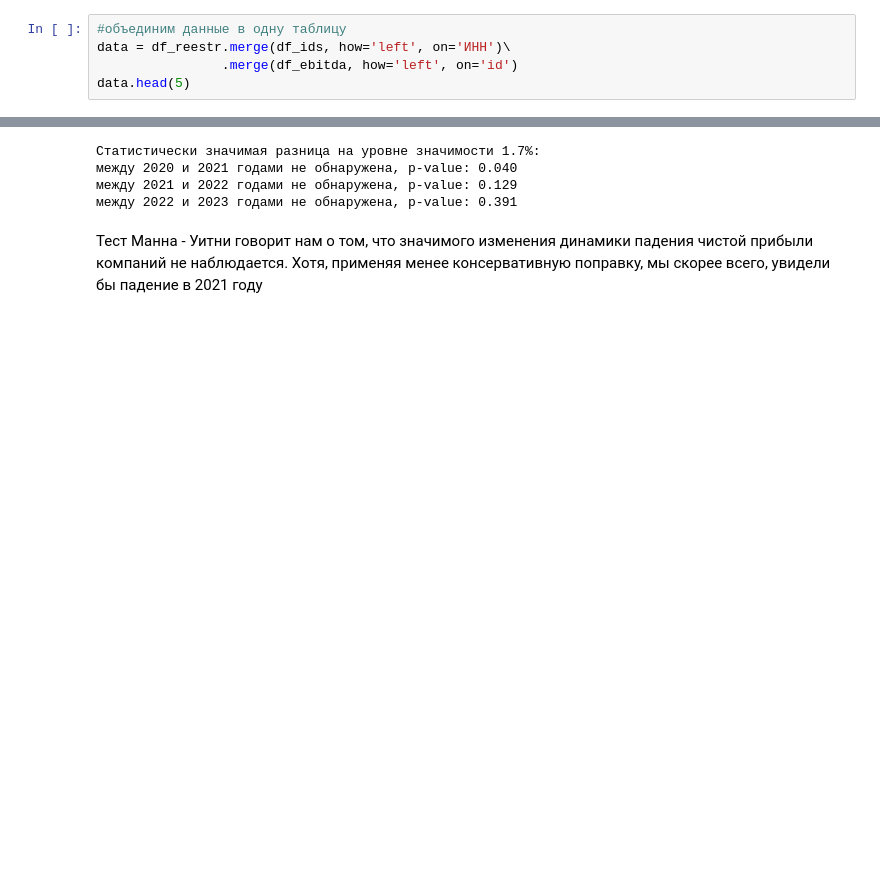
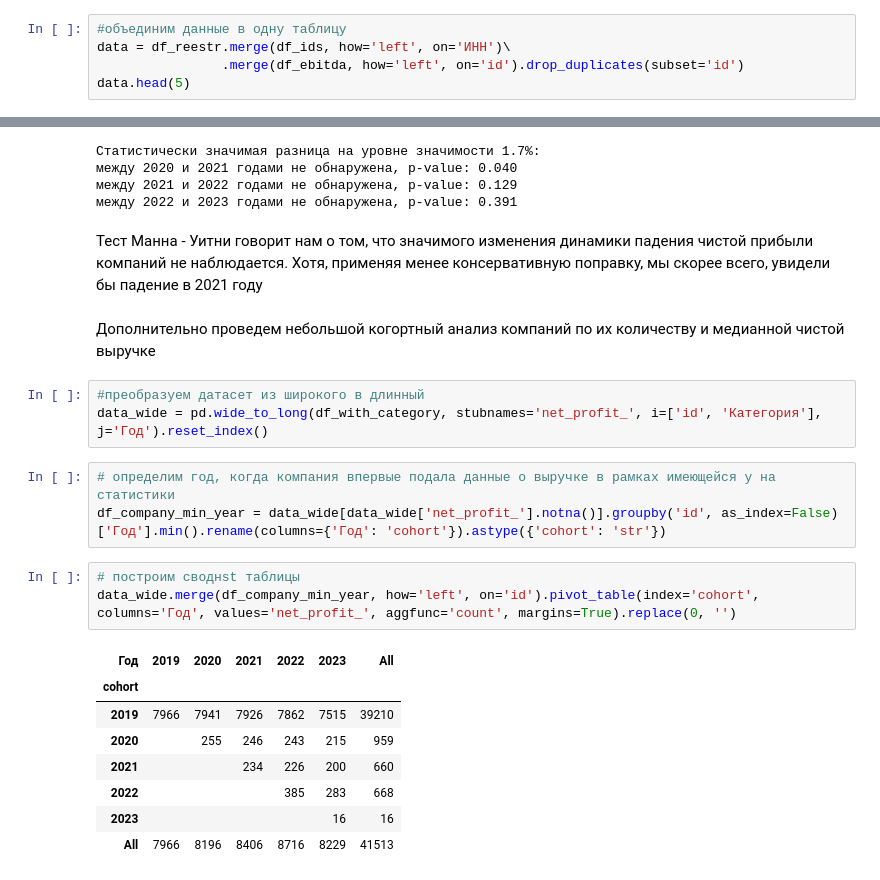
Before and after one commit to aleks-haksly/Postypashka, a Jupyter notebook: DA/02 HW_lab/HW_2.ipynb, the cells around one changed output, grey strips where cells are left out. Saved outputs shown, nothing was run; the diff lists cells and outputs as text; blank space fills up the shorter version.

```diff
--- a/DA/02 HW_lab/HW_2.ipynb
+++ b/DA/02 HW_lab/HW_2.ipynb
@@ -250,7 +250,7 @@ df_ids.head(3)
 # %%
 #объединим данные в одну таблицу
 data = df_reestr.merge(df_ids, how='left', on='ИНН')\
-                .merge(df_ebitda, how='left', on='id')
+                .merge(df_ebitda, how='left', on='id').drop_duplicates(subset='id')
 data.head(5)
 # %% [output]
 |  | Наименование / ФИО | Регион | Город | Категория | ИНН | id | ebitda_2019 | ebitda_2020 | ... |
@@ -416,3 +416,23 @@ for start_year, end_year in zip(test_data.columns[:-1], test_data.columns[1:]):
 между 2022 и 2023 годами не обнаружена, p-value: 0.391
 # %% [markdown]
 Тест Манна - Уитни говорит нам о том, что значимого изменения динамики падения чистой прибыли компаний не наблюдается. Хотя, применяя менее консервативную поправку, мы скорее всего, увидели бы падение в 2021 году
+# %% [markdown]
+Дополнительно проведем небольшой когортный анализ компаний по их количеству и медианной чистой выручке
+# %%
+#преобразуем датасет из широкого в длинный
+data_wide = pd.wide_to_long(df_with_category, stubnames='net_profit_', i=['id', 'Категория'], j='Год').reset_index()
+# %%
+# определим год, когда компания впервые подала данные о выручке в рамках имеющейся у на статистики
+df_company_min_year = data_wide[data_wide['net_profit_'].notna()].groupby('id', as_index=False)['Год'].min().rename(columns={'Год': 'cohort'}).astype({'cohort': 'str'})
+# %%
+# построим своднst таблицы
+data_wide.merge(df_company_min_year, how='left', on='id').pivot_table(index='cohort', columns='Год', values='net_profit_', aggfunc='count', margins=True).replace(0, '')
+# %% [output]
+| Год | 2019 | 2020 | 2021 | 2022 | 2023 | All |
+| cohort |  |  |  |  |  |  |
+| 2019 | 7966 | 7941 | 7926 | 7862 | 7515 | 39210 |
+| 2020 |  | 255 | 246 | 243 | 215 | 959 |
+| 2021 |  |  | 234 | 226 | 200 | 660 |
+| 2022 |  |  |  | 385 | 283 | 668 |
+| 2023 |  |  |  |  | 16 | 16 |
+| All | 7966 | 8196 | 8406 | 8716 | 8229 | 41513 |
```
Also changed, not shown: parts of 1 cell of this notebook.
